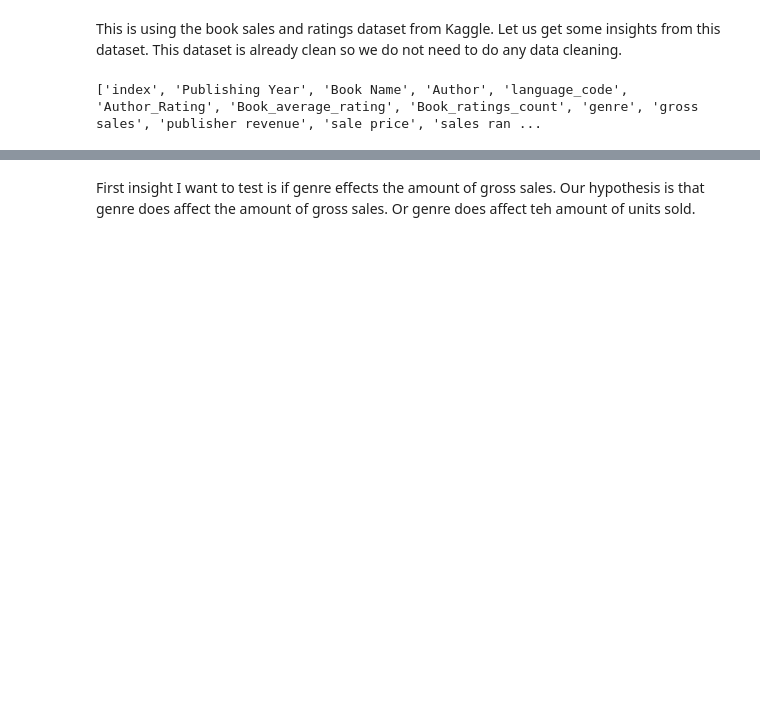
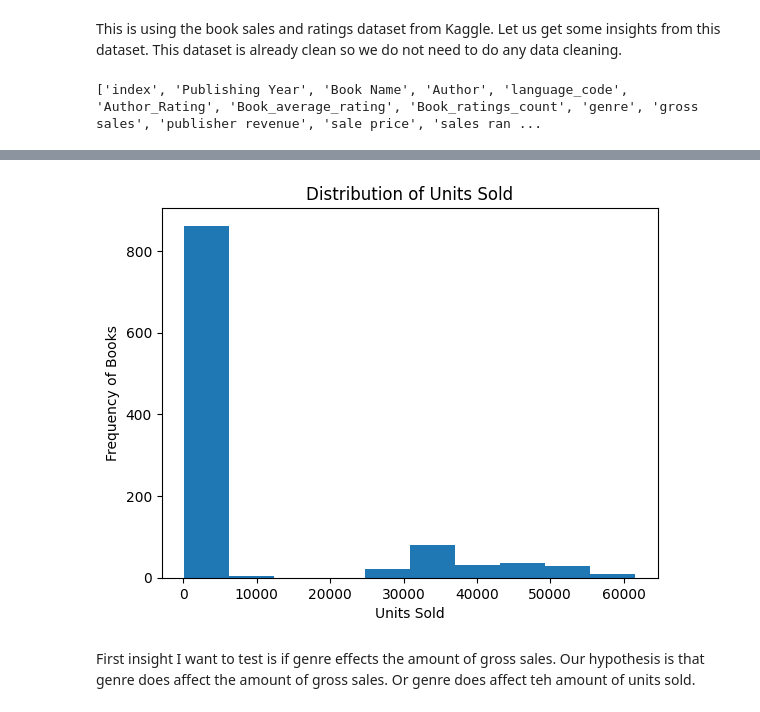
Before and after one commit to ashrp632/Data-Analysis-Projects, a Jupyter notebook: book-sale-insights.ipynb, the cells around one changed output, grey strips where cells are left out. Cells and saved outputs as stored; diff of their text form; code cells hidden in the pictures; blank space fills up the shorter version.

```diff
--- a/book-sale-insights.ipynb
+++ b/book-sale-insights.ipynb
@@ -29,3 +75,11 @@ print(column_names)
+# %%
+plt.title('Distribution of Units Sold')
+plt.xlabel('Units Sold')
+plt.ylabel('Frequency of Books')
+plt.hist(books['units sold'])
+plt.show()
+# %% [output]
+[figure, added]
 # %% [markdown]
 First insight I want to test is if genre effects the amount of gross sales. Our hypothesis is that genre does affect the amount of gross sales. Or genre does affect teh amount of units sold.
 # %%
```
Also changed, not shown: parts of 9 cells of this notebook.
